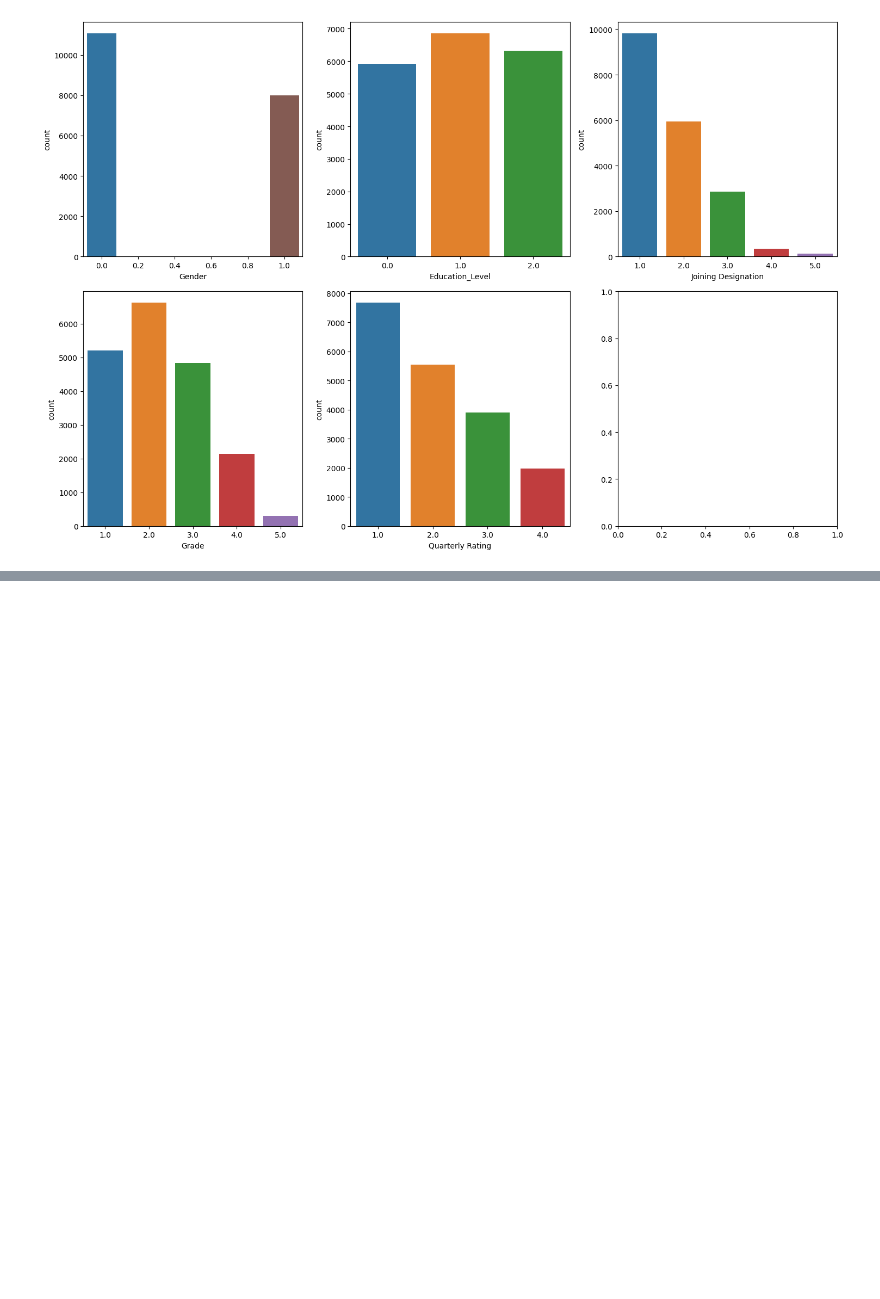
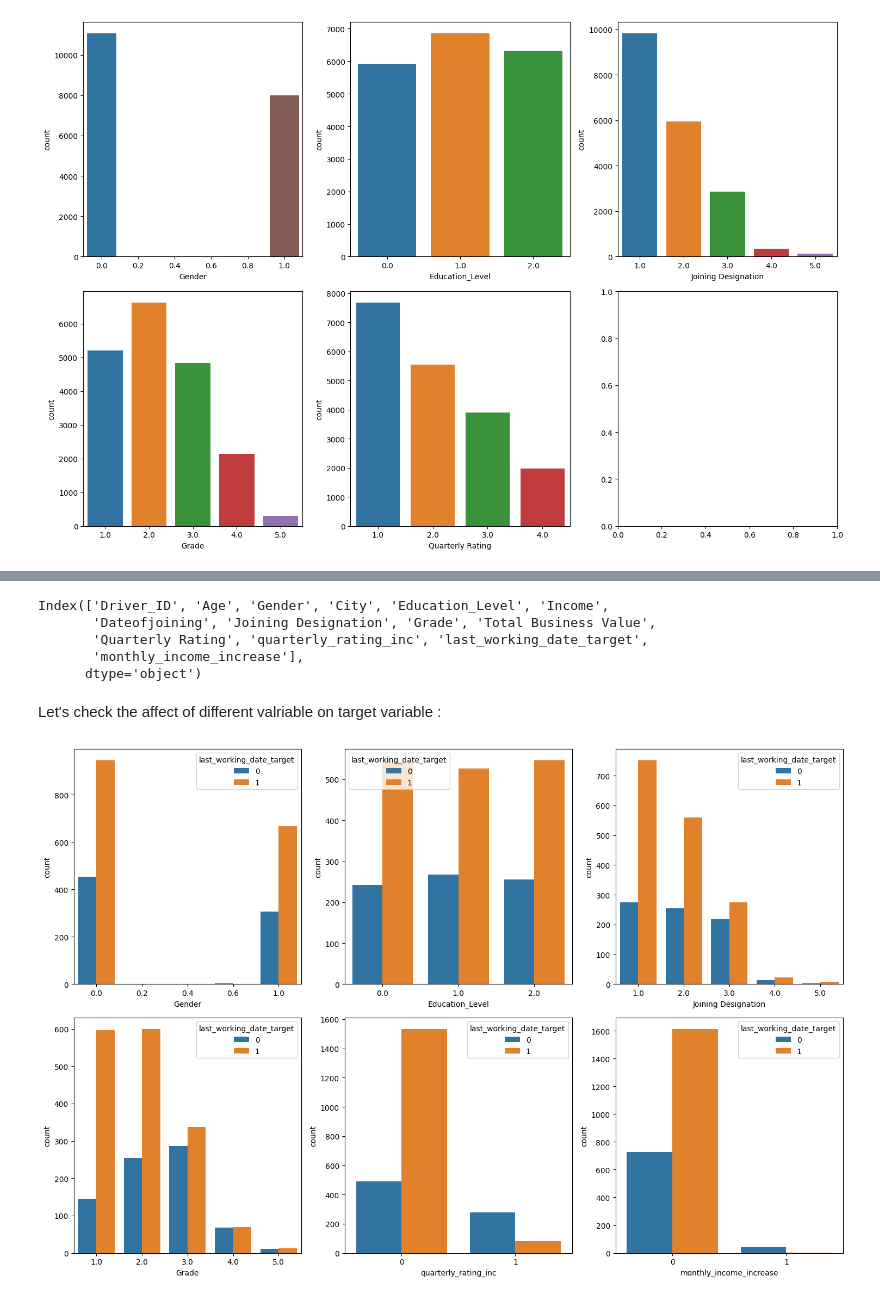
Before and after one commit to mahikshith/AWS-EC2-deployment-of-Ola-driver-churn-prediction-using-ensemble-learning, a Jupyter notebook: Ola_ensemble_mykee.ipynb, the cells around one changed output, grey strips where cells are left out. Saved outputs shown, nothing was run; the diff lists cells and outputs as text; code cells hidden in the pictures; blank space fills up the shorter version.

```diff
--- a/Ola_ensemble_mykee.ipynb
+++ b/Ola_ensemble_mykee.ipynb
@@ -446,0 +483,30 @@ plt.bar()
+# %%
+df_driver.columns
+# %% [output]
+Index(['Driver_ID', 'Age', 'Gender', 'City', 'Education_Level', 'Income',
+       'Dateofjoining', 'Joining Designation', 'Grade', 'Total Business Value',
+       'Quarterly Rating', 'quarterly_rating_inc', 'last_working_date_target',
+       'monthly_income_increase'],
+      dtype='object')
+# %% [markdown]
+Let's check the affect of different valriable on target variable :
+# %%
+# 'Gender', 'Education_Level',
+#         'Joining Designation', 'Grade',
+#        'Quarterly Rating', 'quarterly_rating_inc',
+#        'monthly_income_increase'
+
+#  hue = 'last_working_date_target'
+
+n = ['Gender','Education_Level','Joining Designation','Grade',"quarterly_rating_inc","monthly_income_increase"]
+
+fig, axes = plt.subplots(nrows=2, ncols=3, figsize=(15, 10))
+
+for i, var in enumerate(n):
+    ax = axes[i // 3, i % 3]
+    sns.countplot(x=var, hue="last_working_date_target", data=df_driver, ax=ax)
+
+plt.tight_layout()
+plt.show()
+# %% [output]
+[figure, added]
```
Also changed, not shown: parts of 29 cells of this notebook.
